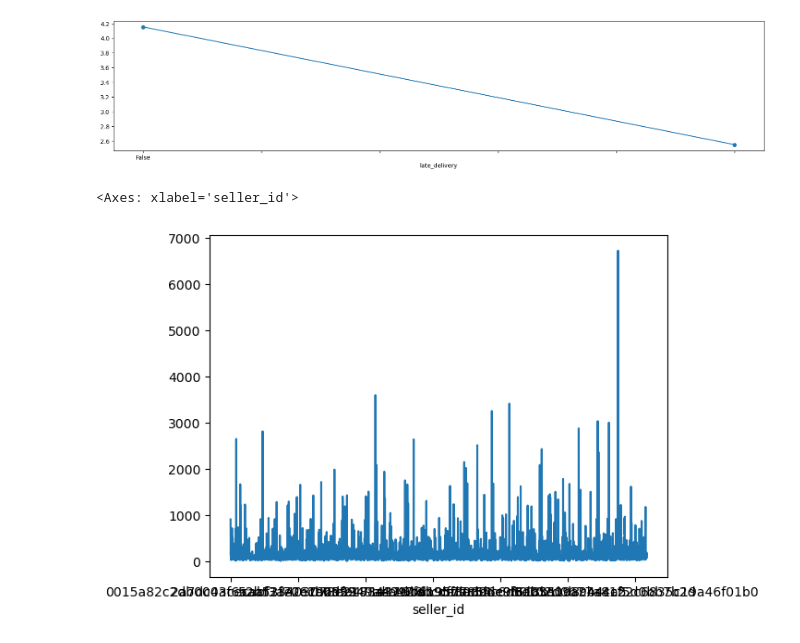
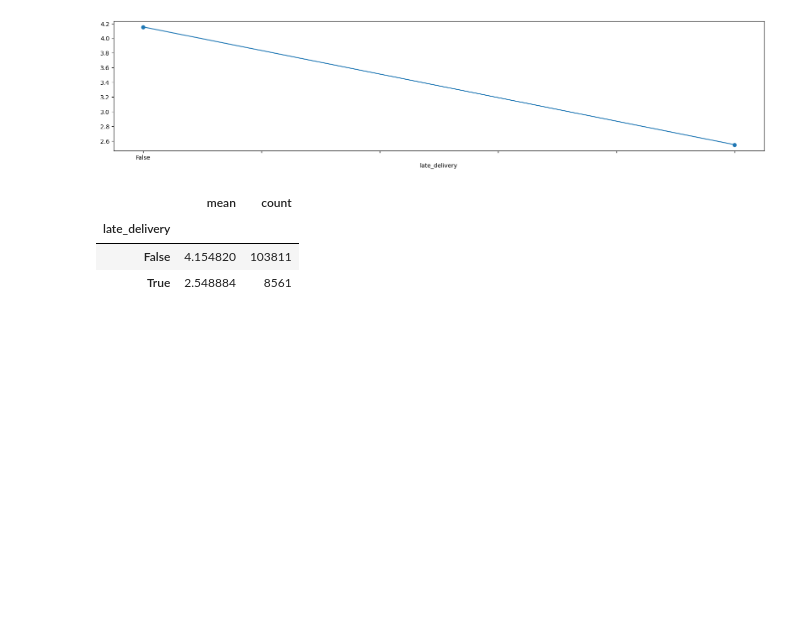
Before and after one commit to abhishekyadav-codes/PROJECT-olist-ecommerce-data-analysis, a Jupyter notebook: PROJECT-2.ipynb, the cells around one changed output. Saved outputs shown, nothing was run; the diff lists cells and outputs as text; code cells hidden in the pictures; blank space fills up the shorter version.

```diff
--- a/PROJECT-2.ipynb
+++ b/PROJECT-2.ipynb
@@ -637,6 +627,9 @@ a.plot(kind='line',marker='o')
 <Axes: xlabel='late_delivery'>
 [figure]
 # %%
+df4.groupby('late_delivery')['review_score'].agg(['mean','count'])
 # %% [output]
-<Axes: xlabel='seller_id'>
-[figure, removed]
+|  | mean | count |
+| late_delivery |  |  |
+| False | 4.154820 | 103811 |
+| True | 2.548884 | 8561 |
```
Also changed, not shown: parts of 3 cells of this notebook.
